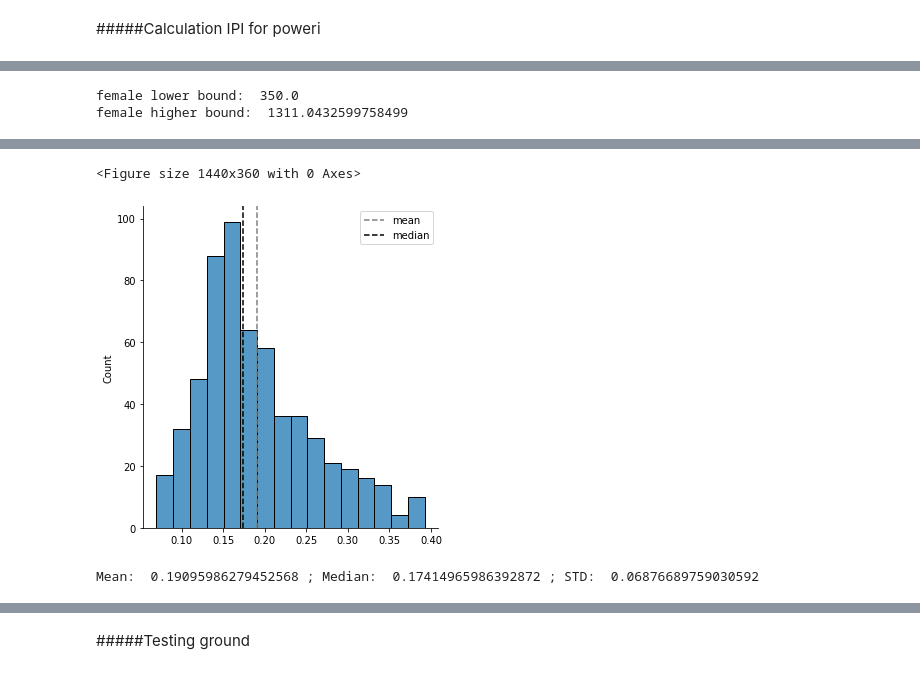
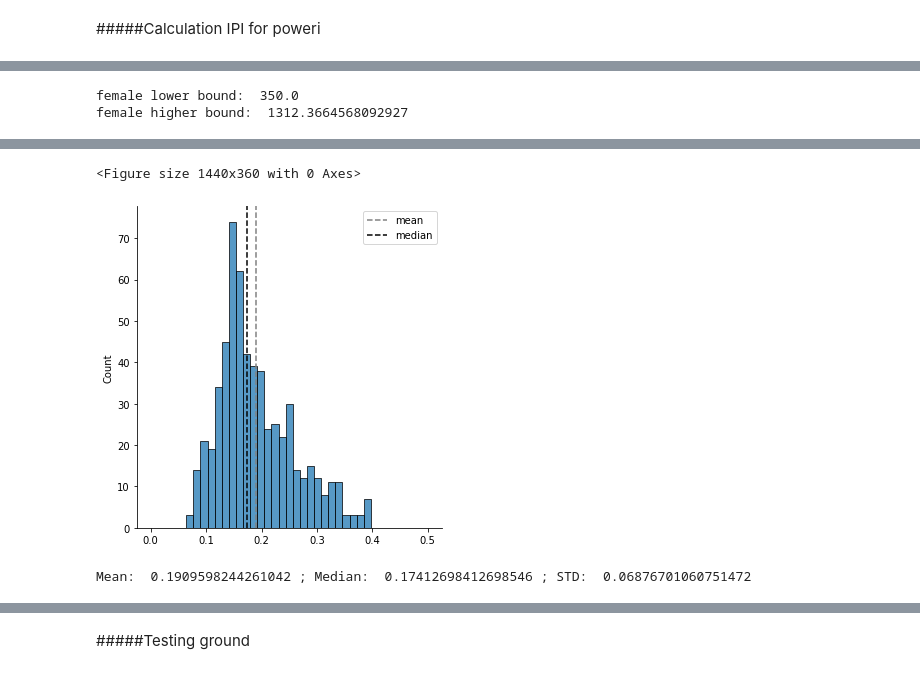
Before and after one commit to james-bole-pan/Xenopus_signal_processing, a Jupyter notebook: Side_Objective_IPI_pipeline.ipynb, the cells around one changed output, grey strips where cells are left out. Cells and saved outputs as stored; diff of their text form; code cells hidden in the pictures.

```diff
--- a/Side_Objective_IPI_pipeline.ipynb
+++ b/Side_Objective_IPI_pipeline.ipynb
@@ -309,7 +309,7 @@ def get_rapping_IPI_stats(peak_indices_list,x_time):
   median = np.median(IPI_processed)
 
   plt.figure(figsize=(20,5))
-  newBins = np.linspace(0,0.5,20)
+  newBins = np.linspace(0,0.5,40)
   sns.displot(IPI_processed,bins = newBins)
   plt.axvline(mean,color="grey",label="mean",linestyle='--')
   plt.axvline(median,color="black",label="median",linestyle='--')
@@ -551,14 +552,14 @@ Mean:  0.24358903967678422 ; Median:  0.2561678004535146 ; STD:  0.1089308778238
 # %%
 #the fourth poweri
-IPI_calculation('/content/Powerii_03-AD82A-AD7CD-220711_2202_8_min.wav')
+IPI_calculation('/content/Poweri_03-AD82A-AD7CD-220711_2202_8_min.wav')
 # %% [output]
 [figure]
 female lower bound:  350.0
-female higher bound:  1311.0432599758499
+female higher bound:  1312.3664568092927
 [figure]
 <Figure size 1440x360 with 0 Axes>
-[figure, old version]
+[figure, new version]
-Mean:  0.19095986279452568 ; Median:  0.17414965986392872 ; STD:  0.06876689759030592
+Mean:  0.1909598244261042 ; Median:  0.17412698412698546 ; STD:  0.06876701060751472
 # %%
 #the fifth poweri
 IPI_calculation('/content/Poweri_03-AD7ED-AD7F8-220713_1913_8_min.wav')
```
Also changed, not shown: parts of 22 cells of this notebook.
